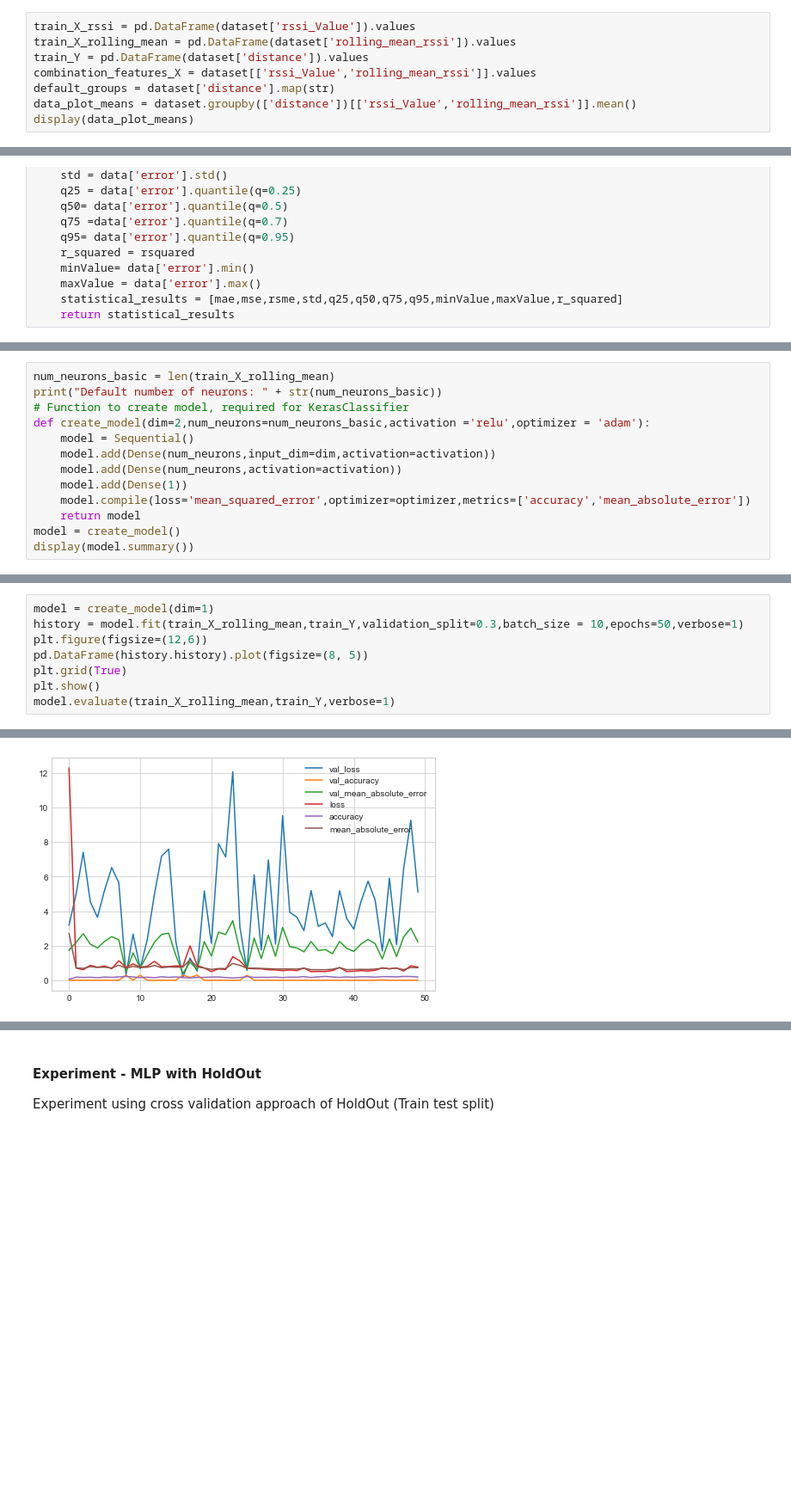
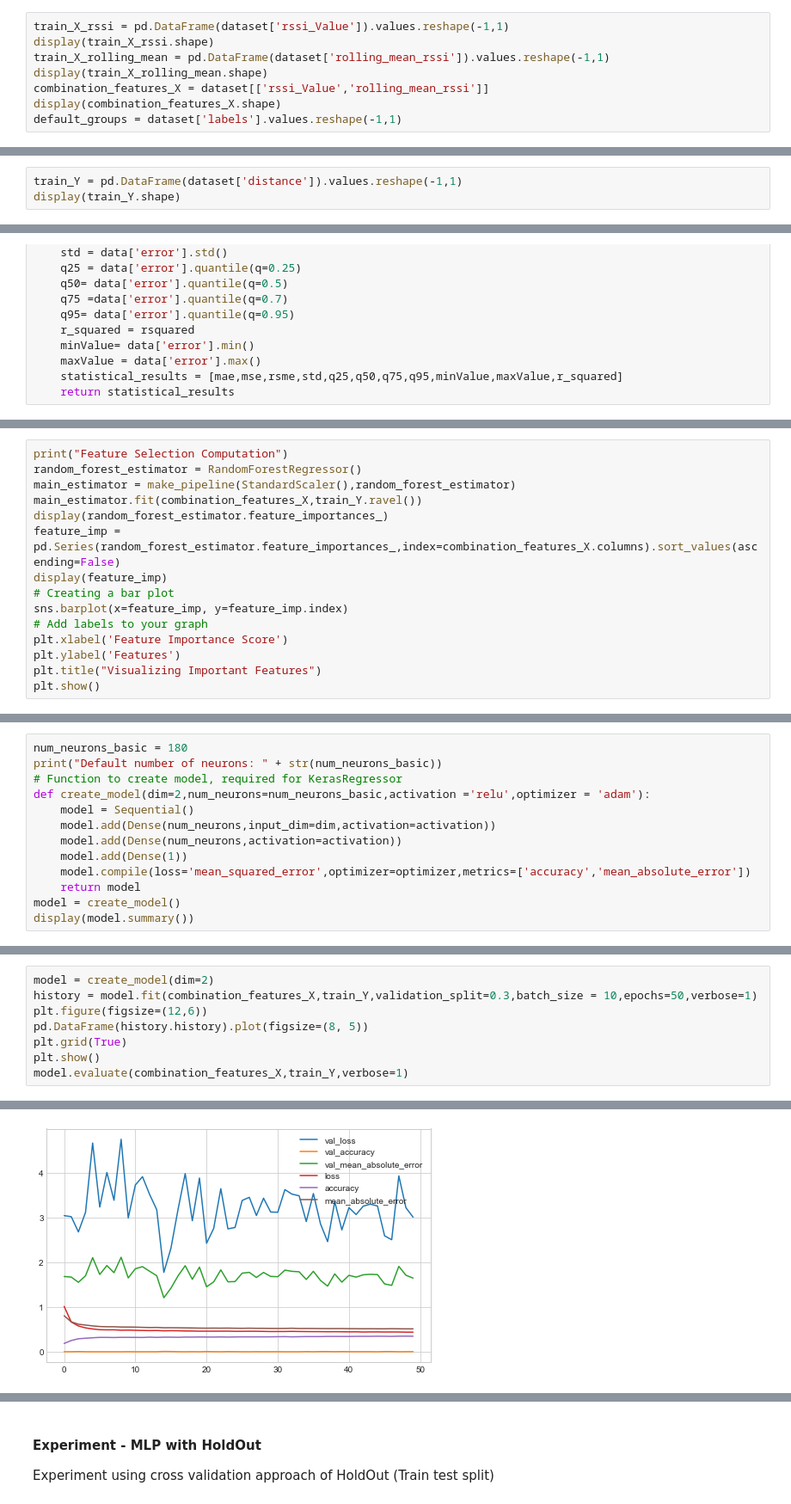
Before and after one commit to rui-pedro-porfirio/IndoorApp, a Jupyter notebook: Server/Notebooks/PROXIMITY/Regression/MLP/BLEProximityRegressorMLPExperiment.ipynb, the cells around one changed output, grey strips where cells are left out. Shown at 86% size. Saved outputs shown, nothing was run; the diff lists cells and outputs as text; blank space fills up the shorter version.

```diff
--- a/Server/Notebooks/PROXIMITY/Regression/MLP/BLEProximityRegressorMLPExperiment.ipynb
+++ b/Server/Notebooks/PROXIMITY/Regression/MLP/BLEProximityRegressorMLPExperiment.ipynb
@@ -159,11 +485,11 @@ plt.show()
 ### Initialize Training Data
 Training Data intialization for predictions purposes
 # %%
-train_X_rssi = pd.DataFrame(dataset['rssi_Value']).values
-train_X_rolling_mean = pd.DataFrame(dataset['rolling_mean_rssi']).values
-train_Y = pd.DataFrame(dataset['distance']).values
-combination_features_X = dataset[['rssi_Value','rolling_mean_rssi']].values
-default_groups = dataset['distance'].map(str)
-data_plot_means = dataset.groupby(['distance'])[['rssi_Value','rolling_mean_rssi']].mean()
-display(data_plot_means)
+train_X_rssi = pd.DataFrame(dataset['rssi_Value']).values.reshape(-1,1)
+display(train_X_rssi.shape)
+train_X_rolling_mean = pd.DataFrame(dataset['rolling_mean_rssi']).values.reshape(-1,1)
+display(train_X_rolling_mean.shape)
+combination_features_X = dataset[['rssi_Value','rolling_mean_rssi']]
+display(combination_features_X.shape)
+default_groups = dataset['labels'].values.reshape(-1,1)
 # %% [output]
@@ -180,0 +499,3 @@ display(data_plot_means)
+# %%
+train_Y = pd.DataFrame(dataset['distance']).values.reshape(-1,1)
+display(train_Y.shape)
@@ -231,0 +726,15 @@ def structure_data(data,rsquared):
+# %%
+print("Feature Selection Computation")
+random_forest_estimator = RandomForestRegressor()
+main_estimator = make_pipeline(StandardScaler(),random_forest_estimator)
+main_estimator.fit(combination_features_X,train_Y.ravel())
+display(random_forest_estimator.feature_importances_)
+feature_imp = pd.Series(random_forest_estimator.feature_importances_,index=combination_features_X.columns).sort_values(ascending=False)
+display(feature_imp)
+# Creating a bar plot
+sns.barplot(x=feature_imp, y=feature_imp.index)
+# Add labels to your graph
+plt.xlabel('Feature Importance Score')
+plt.ylabel('Features')
+plt.title("Visualizing Important Features")
+plt.show()
@@ -234,8 +750,8 @@ def structure_data(data,rsquared):
 Experiments with MLP algorithm
 # %%
-num_neurons_basic = len(train_X_rolling_mean)
+num_neurons_basic = 180
 print("Default number of neurons: " + str(num_neurons_basic))
-# Function to create model, required for KerasClassifier
+# Function to create model, required for KerasRegressor
 def create_model(dim=2,num_neurons=num_neurons_basic,activation ='relu',optimizer = 'adam'):
     model = Sequential()
     model.add(Dense(num_neurons,input_dim=dim,activation=activation))
@@ -312,9 +894,9 @@ display(statistics)
 # %%
-model = create_model(dim=1)
-history = model.fit(train_X_rolling_mean,train_Y,validation_split=0.3,batch_size = 10,epochs=50,verbose=1)
+model = create_model(dim=2)
+history = model.fit(combination_features_X,train_Y,validation_split=0.3,batch_size = 10,epochs=50,verbose=1)
 plt.figure(figsize=(12,6))
 pd.DataFrame(history.history).plot(figsize=(8, 5))
 plt.grid(True)
 plt.show()
-model.evaluate(train_X_rolling_mean,train_Y,verbose=1)
+model.evaluate(combination_features_X,train_Y,verbose=1)
 # %% [output]
@@ -338,2 +920,2 @@ Epoch 50/50
 <Figure size 864x432 with 0 Axes>
-[figure, old version]
+[figure, new version]
```
Also changed, not shown: parts of 90 cells of this notebook, 14 other files.
